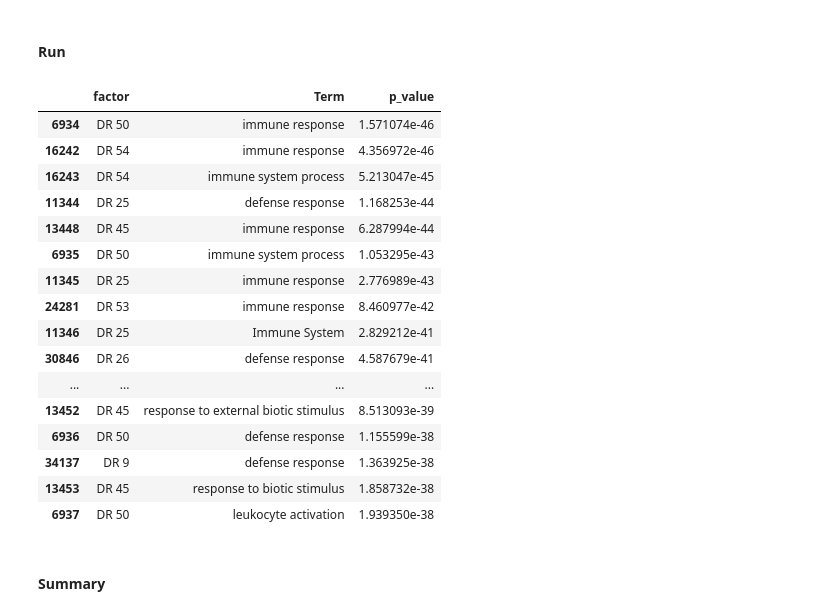
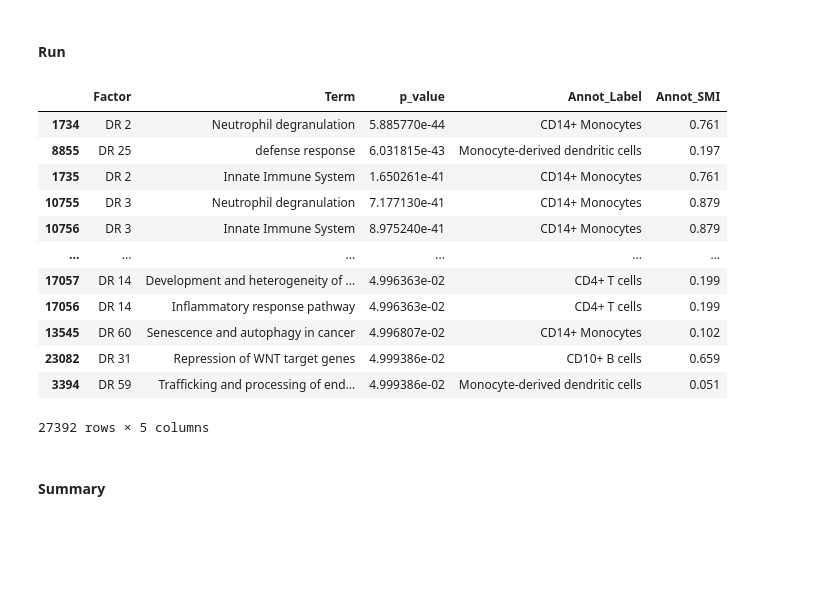
Before and after one commit to clarasoekler/DRVI_tutorials, a Jupyter notebook: identification_of_factors.ipynb, the cells around one changed output. Drawn from its saved outputs; the diff is of its cells as text; code cells hidden in the pictures; blank space fills up the shorter version.

```diff
--- a/identification_of_factors.ipynb
+++ b/identification_of_factors.ipynb
@@ -408,16 +434,13 @@ def build_inputs(df, top_n, gene_case="upper", all_genes=ALL_GENES):
     top = {c: ranked[c].head(top_n).index.tolist() for c in std.columns}
     return std, ranked, top
 # %%
-if "scores_df" in globals():
-    scores_std, ranked_lists, top_lists = build_inputs(scores_df, TOP_N, GENE_CASE, ALL_GENES)
-    factor_ids = list(scores_std.columns)
-elif "pos_df" in globals() and "neg_df" in globals():
-    pos_std, pos_ranked, pos_top = build_inputs(pos_df, TOP_N, GENE_CASE, ALL_GENES)
-    neg_std, neg_ranked, neg_top = build_inputs(neg_df, TOP_N, GENE_CASE, ALL_GENES)
-    factor_ids = list(pos_std.columns)
-else:
-    raise ValueError("Need scores_df or pos_df+neg_df")
-
+# Build standardized score matrices and ranked/top gene lists for both directions.
+# pos_std/neg_std: genes x factors (standardized), used by decoupler.
+# pos_ranked/neg_ranked: full ranked gene lists per factor, used by BlitzGSEA and GSEApy.
+# pos_top/neg_top: top-N gene lists per factor, used by g:Profiler.
+pos_std, pos_ranked, pos_top = build_inputs(pos_df, TOP_N, GENE_CASE, ALL_GENES)
+neg_std, neg_ranked, neg_top = build_inputs(neg_df, TOP_N, GENE_CASE, ALL_GENES)
+factor_ids = list(pos_std.columns)
 
 print(f"Factors: {len(factor_ids)}")
 # %% [output]
@@ -467,11 +469,0 @@ ALL_GENES (background): 12303
-# %%
-ranked_inputs = {}
-if "pos_ranked" in globals() and "neg_ranked" in globals():
-    for fac in factor_ids:
-        ranked_inputs[f"{fac}_pos"] = pos_ranked[fac]
-        ranked_inputs[f"{fac}_neg"] = neg_ranked[fac]
-else:
-    for fac in factor_ids:
-        ranked_inputs[str(fac)] = ranked_lists[fac]
-
-print(f"Ranked inputs: {len(ranked_inputs)}")
@@ -869,10 +870,18 @@ gseapy DB: MSigDB_Hallmark_2020 | gene sets: 50
 # %% [markdown]
 #### Run Gseapy Prerank Loop
 # %%
+# GSEApy Prerank: permutation-based GSEA.
+# Input:  ranked gene list per factor (same as BlitzGSEA).
+# Method: Classic Kolmogorov-Smirnov-like running-sum statistic with a permutation-based null model (GSEAPY_PERMUTATIONS shuffles) to estimate significance.
+# Output per gene set: NES (Normalized Enrichment Score), FDR (q-value).
 gseapy_rows = []
 for factor_dir, s in ranked_inputs.items():
     rnk = s.reset_index()
     rnk.columns = ["gene", "score"]
+    # Skip factors where all scores are identical (causes PanicException in gseapy)
+    scores = rnk["score"].dropna()
+    if scores.nunique() < 2:
+        continue
     try:
         pre_res = gp.prerank(
             rnk=rnk,
@@ -1043,25 +1017,22 @@ gprofiler_res = pd.concat(gprofiler_valid, ignore_index=True) if gprofiler_valid
 # %%
 sig_gprof = gprofiler_res.query("p_value < @FDR").copy()
 sig_gprof["Term"] = sig_gprof["name"] if "name" in sig_gprof else sig_gprof["native"]
-display(sig_gprof[["factor","Term","p_value"]].sort_values("p_value").head(30))
+sig_gprof = sig_gprof.rename(columns={"factor": "Factor"}).merge(annot_map, on="Factor", how="left")
+display(sig_gprof[["Factor", "Term", "p_value", "Annot_Label", "Annot_SMI"]].sort_values("p_value"))
 # %% [output]
-|  | factor | Term | p_value |
-| 6934 | DR 50 | immune response | 1.571074e-46 |
-| 16242 | DR 54 | immune response | 4.356972e-46 |
-| 16243 | DR 54 | immune system process | 5.213047e-45 |
-| 11344 | DR 25 | defense response | 1.168253e-44 |
-| 13448 | DR 45 | immune response | 6.287994e-44 |
-| 6935 | DR 50 | immune system process | 1.053295e-43 |
-| 11345 | DR 25 | immune response | 2.776989e-43 |
-| 24281 | DR 53 | immune response | 8.460977e-42 |
-| 11346 | DR 25 | Immune System | 2.829212e-41 |
-| 30846 | DR 26 | defense response | 4.587679e-41 |
-| ... | ... | ... | ... |
-| 13452 | DR 45 | response to external biotic stimulus | 8.513093e-39 |
-| 6936 | DR 50 | defense response | 1.155599e-38 |
-| 34137 | DR 9 | defense response | 1.363925e-38 |
-| 13453 | DR 45 | response to biotic stimulus | 1.858732e-38 |
-| 6937 | DR 50 | leukocyte activation | 1.939350e-38 |
+|  | Factor | Term | p_value | Annot_Label | Annot_SMI |
+| 1734 | DR 2 | Neutrophil degranulation | 5.885770e-44 | CD14+ Monocytes | 0.761 |
+| 8855 | DR 25 | defense response | 6.031815e-43 | Monocyte-derived dendritic cells | 0.197 |
+| 1735 | DR 2 | Innate Immune System | 1.650261e-41 | CD14+ Monocytes | 0.761 |
+| 10755 | DR 3 | Neutrophil degranulation | 7.177130e-41 | CD14+ Monocytes | 0.879 |
+| 10756 | DR 3 | Innate Immune System | 8.975240e-41 | CD14+ Monocytes | 0.879 |
+| ... | ... | ... | ... | ... | ... |
+| 17057 | DR 14 | Development and heterogeneity of ... | 4.996363e-02 | CD4+ T cells | 0.199 |
+| 17056 | DR 14 | Inflammatory response pathway | 4.996363e-02 | CD4+ T cells | 0.199 |
+| 13545 | DR 60 | Senescence and autophagy in cancer | 4.996807e-02 | CD14+ Monocytes | 0.102 |
+| 23082 | DR 31 | Repression of WNT target genes | 4.999386e-02 | CD10+ B cells | 0.659 |
+| 3394 | DR 59 | Trafficking and processing of end... | 4.999386e-02 | Monocyte-derived dendritic cells | 0.051 |
+27392 rows × 5 columns
 # %% [markdown]
 #### Summary
 # %%
```
Also changed, not shown: parts of 42 cells of this notebook, 1 other file.
